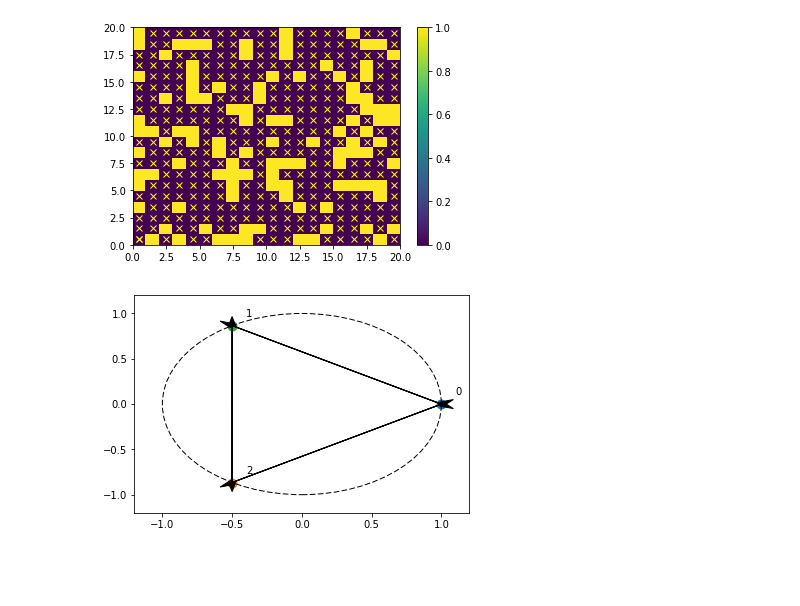
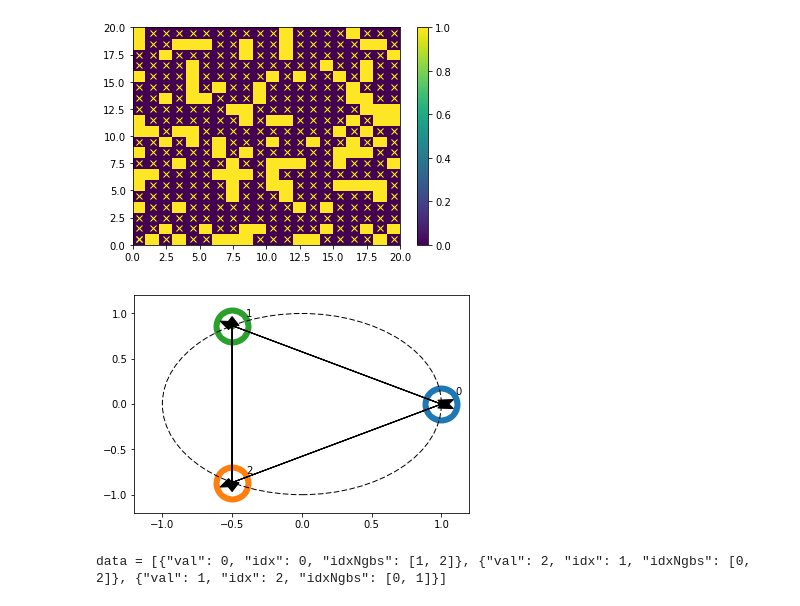
Before and after one commit to longle2718/fundaCS, a Jupyter notebook: graphSearch/graphSearch.ipynb, the cells around one changed output. Cells and saved outputs as stored; diff of their text form; code cells hidden in the pictures; blank space fills up the shorter version.

Commit message:
debugged GraphNode ser and deser

```diff
--- a/graphSearch/graphSearch.ipynb
+++ b/graphSearch/graphSearch.ipynb
@@ -54,7 +54,12 @@ plt.show()
 [figure]
 [figure]
 # %%
-nodes = gn.deserialize('[{"val":0,"idx":0,"idxNgbs":[1,2]},{"val":1,"idx":1,"idxNgbs":[0,2]},{"val":2,"idx":2,"idxNgbs":[0,1]}]',plot=True)
-# data = gn.serialize(nodes)
+buf = '[{"val":0,"idx":0,"idxNgbs":[1,2]},{"val":1,"idx":1,"idxNgbs":[0,2]},{"val":2,"idx":2,"idxNgbs":[0,1]}]'
+nodes = gn.deserialize(buf,plot=True)
 # %% [output]
-[figure, old version]
+[figure, new version]
+# %%
+data = gn.serialize(nodes)
+print('data = '+str(data))
+# %% [output]
+data = [{"val": 0, "idx": 0, "idxNgbs": [1, 2]}, {"val": 2, "idx": 1, "idxNgbs": [0, 2]}, {"val": 1, "idx": 2, "idxNgbs": [0, 1]}]
```
Also changed, not shown: 1 other file.
